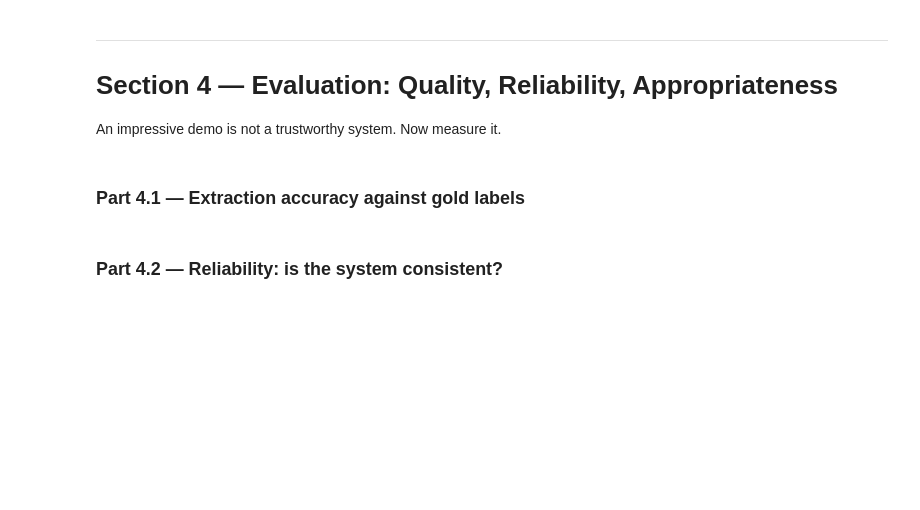
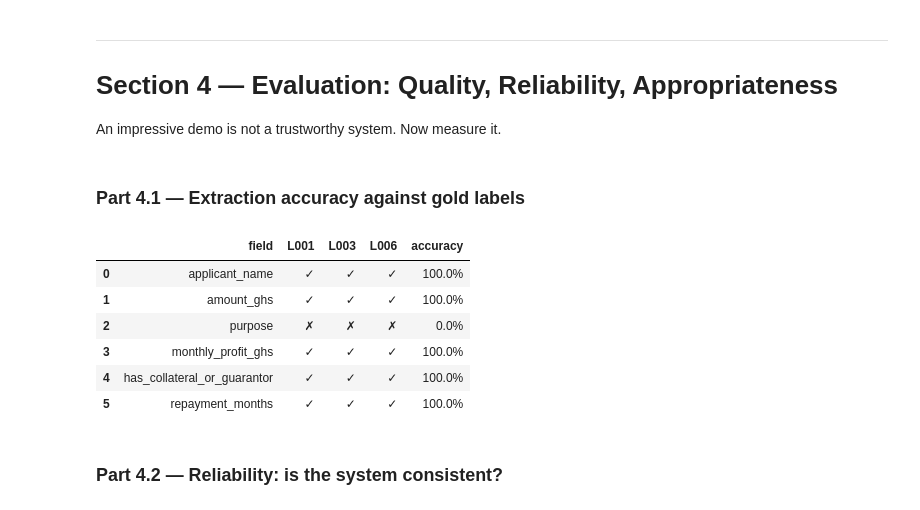
Before and after one commit to raizel122006-bit/lab-4-llm-decision-support, a Jupyter notebook: lab_4.ipynb, the cells around one changed output. Saved outputs shown, nothing was run; the diff lists cells and outputs as text; code cells hidden in the pictures; blank space fills up the shorter version.

```diff
--- a/lab_4.ipynb
+++ b/lab_4.ipynb
@@ -717,2 +714,91 @@ An impressive demo is not a trustworthy system. Now measure it.
+# %%
+# TODO: For the three letters in GOLD, compare your extracted DataFrame to the gold values
+# field by field. Compute per-field accuracy across the three letters
+# (name matching can be case-insensitive; numbers must match exactly).
+
+# TODO: Display a small table: rows = fields, columns = L001 / L003 / L006 / accuracy.
+
+import pandas as pd
+
+fields = [
+    "applicant_name",
+    "amount_ghs",
+    "purpose",
+    "monthly_profit_ghs",
+    "has_collateral_or_guarantor",
+    "repayment_months"
+]
+
+gold_ids = ["L001", "L003", "L006"]
+
+comparison_results = []
+
+for field in fields:
+
+    row = {"field": field}
+    correct_count = 0
+
+    for letter_id in gold_ids:
+
+        # Get extracted value from the DataFrame
+        extracted_value = extracted_df.loc[
+            extracted_df["letter_id"] == letter_id, field
+        ].iloc[0]
+
+        # Get the correct gold-standard value
+        gold_value = GOLD[letter_id][field]
+
+        # Treat None and NaN as equivalent missing values
+        if pd.isna(gold_value) and pd.isna(extracted_value):
+            is_correct = True
+
+        # Applicant names: compare case-insensitively
+        elif field == "applicant_name":
+            is_correct = (
+                str(extracted_value).strip().lower()
+                == str(gold_value).strip().lower()
+            )
+
+        # Purpose: compare case-insensitively
+        elif field == "purpose":
+            is_correct = (
+                str(extracted_value).strip().lower()
+                == str(gold_value).strip().lower()
+            )
+
+        # All other fields must match exactly
+        else:
+            is_correct = extracted_value == gold_value
+
+        # Record result
+        row[letter_id] = "✓" if is_correct else "✗"
+
+        if is_correct:
+            correct_count += 1
+
+    # Calculate accuracy across the three gold-standard letters
+    row["accuracy"] = correct_count / len(gold_ids)
+
+    comparison_results.append(row)
+
+
+# Create the comparison table
+comparison_df = pd.DataFrame(comparison_results)
+
+# Convert accuracy to percentage
+comparison_df["accuracy"] = comparison_df["accuracy"].map(
+    lambda x: f"{x:.1%}"
+)
+
+# Display the final table
+display(comparison_df)
+# %% [output]
+|  | field | L001 | L003 | L006 | accuracy |
+| 0 | applicant_name | ✓ | ✓ | ✓ | 100.0% |
+| 1 | amount_ghs | ✓ | ✓ | ✓ | 100.0% |
+| 2 | purpose | ✗ | ✗ | ✗ | 0.0% |
+| 3 | monthly_profit_ghs | ✓ | ✓ | ✓ | 100.0% |
+| 4 | has_collateral_or_guarantor | ✓ | ✓ | ✓ | 100.0% |
+| 5 | repayment_months | ✓ | ✓ | ✓ | 100.0% |
 # %% [markdown]
 ### Part 4.2 — Reliability: is the system consistent?
```
Also changed, not shown: parts of 12 cells of this notebook.
